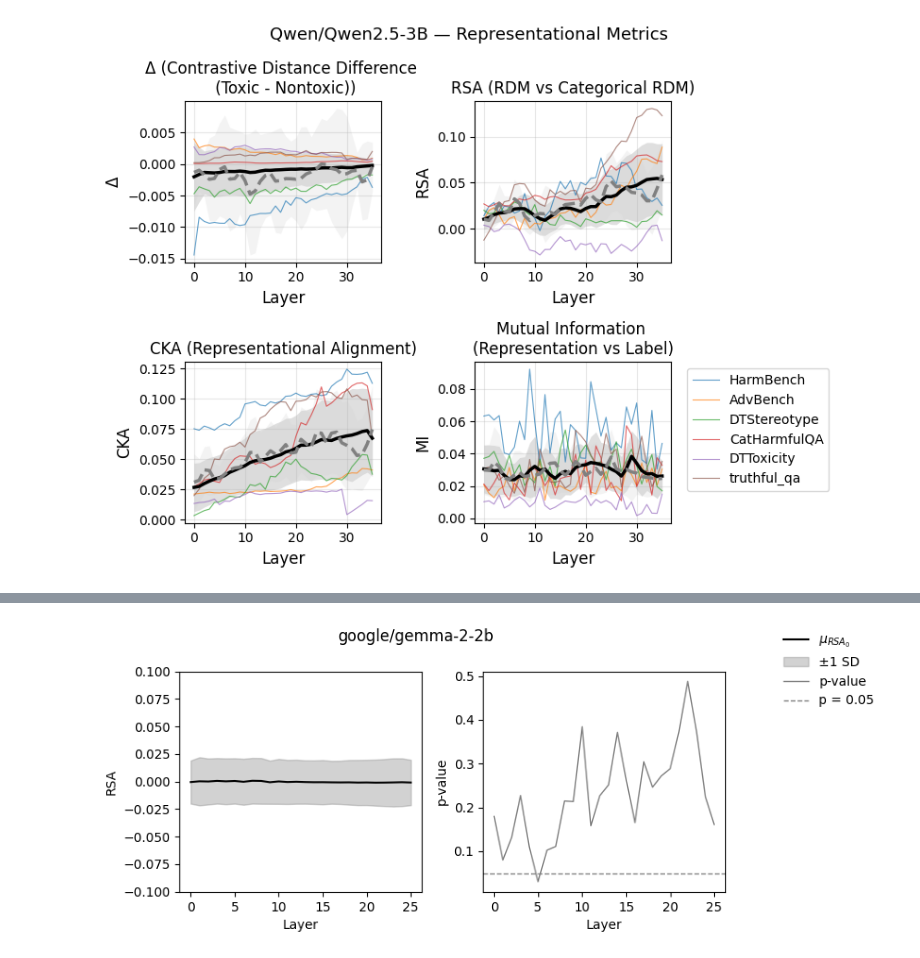
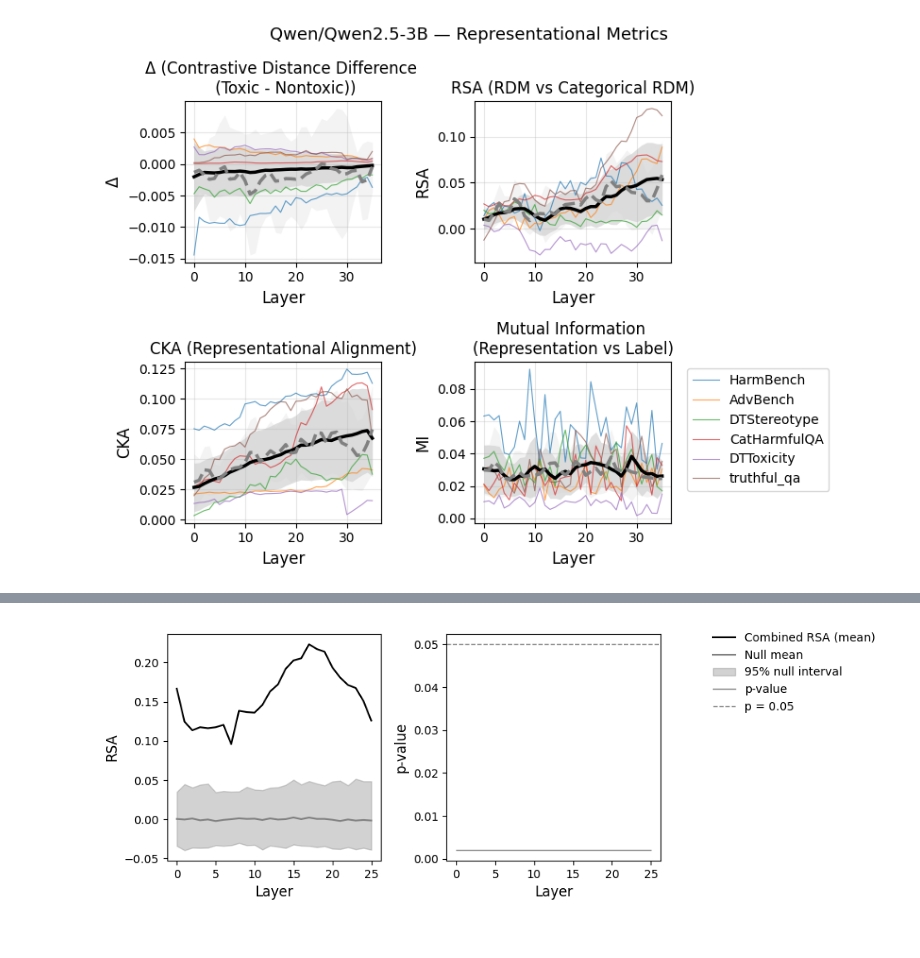
Before and after one commit to blinapurellku/toxic_llms, a Jupyter notebook: notebooks/Similarity_analysis.ipynb, the cells around one changed output, grey strips where cells are left out. Saved outputs shown, nothing was run; the diff lists cells and outputs as text; code cells hidden in the pictures.

```diff
--- a/notebooks/Similarity_analysis.ipynb
+++ b/notebooks/Similarity_analysis.ipynb
@@ -2713,8 +2713,8 @@ def rsa_rdm(model_rdm, true_rdm):
     corr, _ = spearmanr(m, t)
     return corr
 
-models = [ "google/gemma-2-2b", "meta-llama/Llama-3.2-3B",
-          # "google/gemma-2-2b-it",
+models = [ #"google/gemma-2-2b", "meta-llama/Llama-3.2-3B",
+           "google/gemma-2-2b-it",
             "meta-llama/Llama-3.2-3B-Instruct",
            "Qwen/Qwen2.5-3B-Instruct",
            "Qwen/Qwen2.5-3B", "allenai/OLMo-2-0425-1B", "allenai/OLMo-2-0425-1B-Instruct"]
@@ -2735,22 +2735,30 @@ for model in models:
     results = {} #{'Δ': [], 'RSA': [], 'CKA': [], 'MI': []}
     p_list, null_list = [], []
     null_se = []
-    for layer in layers:
+    combined_obs_list = []   # combined RSA per layer
+    p_list, null_list = [], []
+    n_perm = 500
+    for layer_idx, layer in enumerate(layers):
         rng = np.random.default_rng(42)
+        rng = np.random.default_rng(42 + 1000*layer_idx + 0)
+
 
         p_l = []
         null_l = []
+        obs_l = []
+
         X = X_1[layer].float().numpy()
         # y = (v1 > 0).astype(int)
         y = v1.astype(int)
         results[layer] = {}
 
 
-        rsa_val, pval, null = rsa_perm_test_with_labels(X, y, n_perm=500, tail="right", rng=rng)
+        rsa_val, pval, null = rsa_perm_test_with_labels(X, y, n_perm=n_perm, tail="right", rng=rng)
 
         p_l.append(pval)
         null_l.append(null)
         results[layer]['RSA'] = [rsa_val]
+        obs_l.append(rsa_val)
 
 
 
@@ -2762,20 +2770,32 @@ for model in models:
             X = X_2[layer].float().numpy()
             y = v2.astype(int)
 
-            rsa_val, pval, null = rsa_perm_test_with_labels(X, y, n_perm=500, tail="right", rng=rng)
+            rsa_val, pval, null = rsa_perm_test_with_labels(X, y, n_perm=n_perm, tail="right", rng=rng)
 
             results[layer]['RSA'].append(rsa_val)
 
             p_l.append(pval)
             null_l.append(null)
+            obs_l.append(rsa_val)
 
 
         p_combined = combine_pvalues(p_l, method='fisher')[1]
-        p_list.append(p_combined)
-        # null_means = np.concatenate(null_l).mean(axis=0)
-        null_means = np.vstack(null_l).mean(axis=0)  # shape (n_perm,)
-        print(null_means.shape)
-        null_list.append(null_means)
+
+        null_l = np.vstack(null_l)
+        # null_means = null_l.mean(axis=0)  # shape (n_perm,)
+        obs_l = np.array(obs_l, dtype=float)
+
+        combined_obs = obs_l.mean()
+        combined_null = null_l.mean(axis=0)
+
+        combined_p = (1 + np.sum(combined_null >= combined_obs)) / (n_perm + 1)
+
+
+        combined_obs_list.append(combined_obs)
+        p_list.append(combined_p)
+        null_list.append(combined_null)
+
+
 
 
 
@@ -2783,7 +2803,7 @@ for model in models:
     layer_ids = np.arange(1, len(layers) + 1)
 
     # observed RSA per layer for HarmBench (the 0-th entry you stored)
-    # observed_rsa = np.array([results[layer]['RSA'][0] for layer in layers], dtype=float)
+    observed_rsa = np.array([results[layer]['RSA'][0] for layer in layers], dtype=float)
     rsa_null = np.column_stack(null_list)  # (n_perm, L)
 
     # p-values per layer as array shape (L,)
@@ -2793,23 +2813,35 @@ for model in models:
     # n_perm = rsa_null.shape[0]
     null_mean = rsa_null.mean(axis=0)
 
+    combined_rsa_obs = np.array(combined_obs_list)
+    rsa_null = np.column_stack(null_list)  # (n_perm, L)
+    null_mean = rsa_null.mean(axis=0)
+    null_sd   = rsa_null.std(axis=0, ddof=1)
+    p_values  = np.array(p_list)
+
+    low  = np.percentile(rsa_null, 2.5, axis=0)
+    high = np.percentile(rsa_null, 97.5, axis=0)
 
     # --- plotting ---
     fig, (ax1, ax2) = plt.subplots(1, 2, figsize=(7,3.5))
                                 # gridspec_kw={'height_ratios':[3,1]})
 
     # Top: observed vs null CI
-    ax1.plot(range(len(layers)), null_mean,   color='black', lw=1.5, label=r'$\mu_{RSA_0}$')
-    ax1.fill_between(range(len(layers)), null_mean - null_sd, null_mean + null_sd, color='gray', alpha=0.35, label='±1 SD')
+    ax1.plot(range(len(layers)), combined_rsa_obs, lw=1.5, color='black', label='Combined RSA (mean)')
 
-    ax1.set_ylabel('RSA')
-    ax1.set_ylim([-0.1, 0.1])
-    ax1.set_xlabel('Layer')
+    ax1.plot(range(len(layers)), null_mean,   color='grey', lw=1.5, label=r'Null mean')
+    # ax1.fill_between(range(len(layers)), null_mean - null_sd, null_mean + null_sd, color='gray', alpha=0.35, label='±1 SD')
+    ax1.fill_between(range(len(layers)), low, high, color='gray', alpha=0.35, label='95% null interval')
+
+
+    ax1.set_ylabel('RSA', fontsize=12)
+    # ax1.set_ylim([-0.1, 0.1])
+    ax1.set_xlabel('Layer', fontsize=12)
 
     ax2.plot(range(len(layers)), p_values, color='grey', lw=1, label='p-value')
     ax2.axhline(0.05, color='grey', ls='--', lw=1, label='p = 0.05')
-    ax2.set_ylabel('p-value')
-    ax2.set_xlabel('Layer')
+    ax2.set_ylabel('p-value', fontsize=12)
+    ax2.set_xlabel('Layer', fontsize=12)
     # ax2.legend(frameon=False, loc='upper right')
     handles, labels = [], []
     for ax in [ax1, ax2]:
@@ -2818,11 +2850,11 @@ for model in models:
         labels.extend(l)
 
     fig.legend(handles, labels, bbox_to_anchor=(1.05, 1), loc='upper left', frameon=False)
-    plt.suptitle(f"{model}")
+    # plt.suptitle(f"{model}")
     plt.tight_layout()
-    # plt.savefig(f"/home/fe/purelku/Desktop/Master_thesis/results_RSA/{safe_model_name}_rsa_null_analysis_all.png",
-    #             dpi=300, bbox_inches='tight')
-    # plt.savefig(f"/home/fe/purelku/Desktop/Master_thesis/results_RSA/{safe_model_name}_rsa_null_analysis_all.svg",
-    #             dpi=300, bbox_inches='tight')
+    plt.savefig(f"/home/fe/purelku/Desktop/Master_thesis/results_RSA/{safe_model_name}_rsa_null_analysis_all_{n_perm}.png",
+                dpi=300, bbox_inches='tight')
+    plt.savefig(f"/home/fe/purelku/Desktop/Master_thesis/results_RSA/{safe_model_name}_rsa_null_analysis_all_{n_perm}.svg",
+                dpi=300, bbox_inches='tight')
     plt.show()
 # %% [output]
@@ -2846 +2862 @@ for model in models:
-[figure, old version]
+[figure, new version]
```
Also changed, not shown: parts of 1 cell of this notebook, 1 other file.
